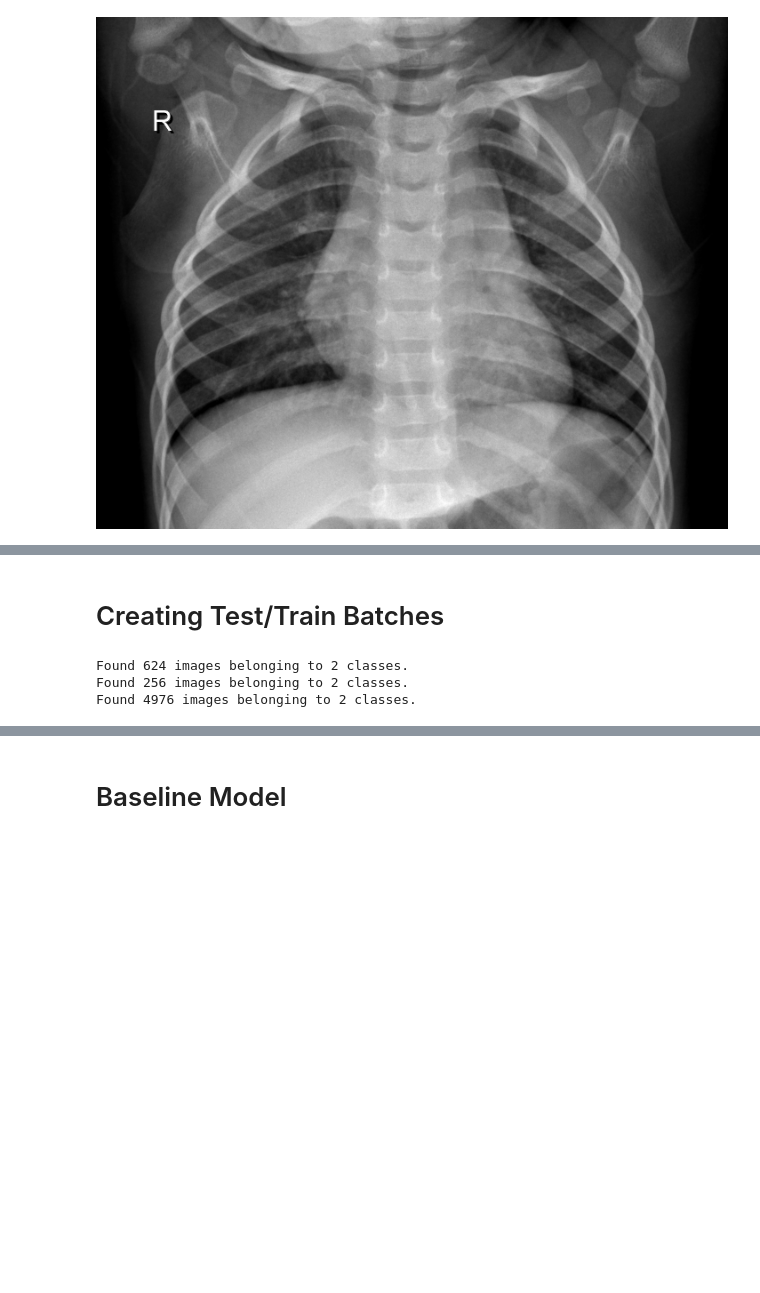
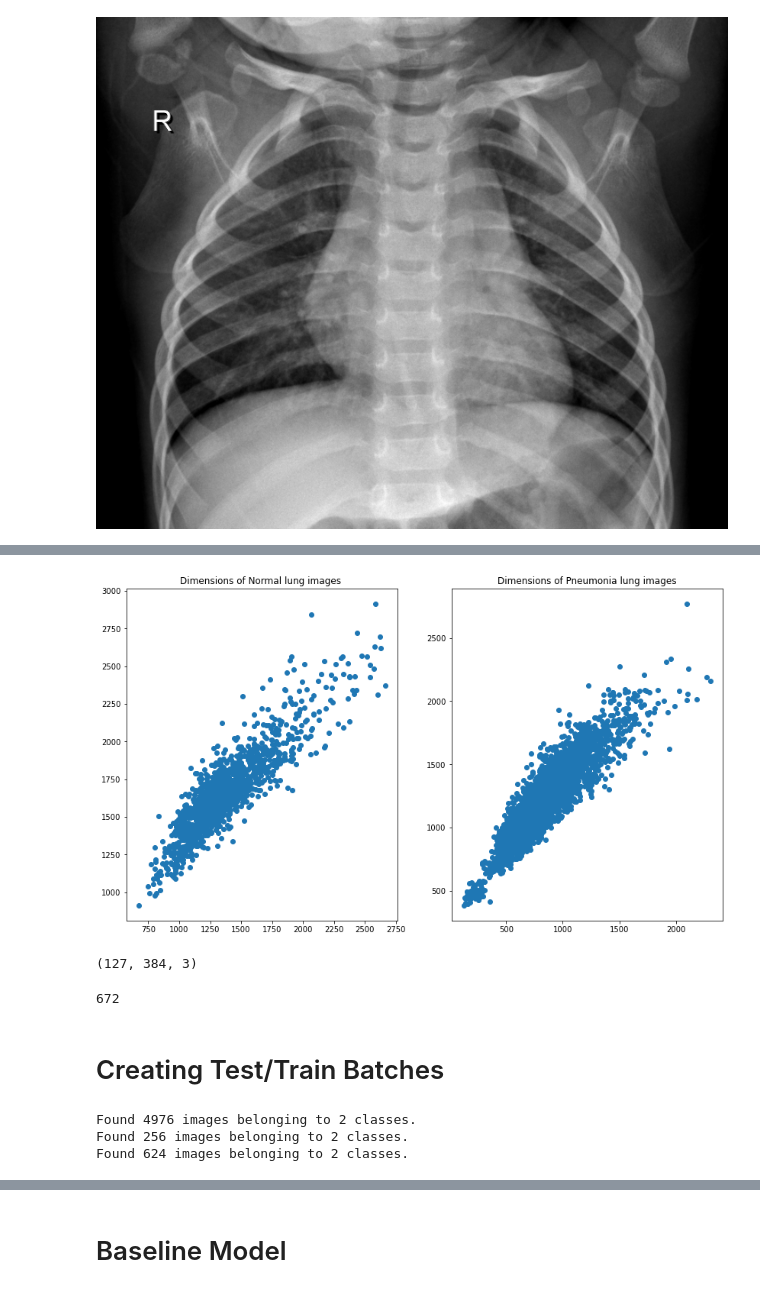
Before and after one commit to snakeeyes021/pneumonia-classification, a Jupyter notebook: hoang_model_tune.ipynb, the cells around one changed output, grey strips where cells are left out. Drawn from its saved outputs; the diff is of its cells as text; code cells hidden in the pictures; blank space fills up the shorter version.

```diff
--- a/hoang_model_tune.ipynb
+++ b/hoang_model_tune.ipynb
@@ -51,24 +87,52 @@ Image.open(train_norm_images[0])
+# %%
+def picture2(filepath):
+    filenames = os.listdir(filepath)
+    filepaths = [os.path.join(filepath, name) for name in filenames]
+    return [mpimg.imread(img) for img in filepaths]
+# %%
+trainmp_norm_images = picture2(train_norm_dir)
+trainmp_pneu_images = picture2(train_pneu_dir)
+# %%
+norm_img_shapes = [img.shape for img in trainmp_norm_images]
+pneu_img_shapes = [img.shape for img in trainmp_pneu_images]
+# %%
+fig, (ax1, ax2) = plt.subplots(1, 2, figsize=(14, 8))
+
+# Sizes of Normal lung images
+ax1.scatter(x=[x[0] for x in norm_img_shapes], y=[x[1] for x in norm_img_shapes])
+ax1.set_title('Dimensions of Normal lung images ')
+
+# Sizes of Pneumonia lung images
+ax2.scatter(x=[x[0] for x in pneu_img_shapes], y=[x[1] for x in pneu_img_shapes])
+ax2.set_title('Dimensions of Pneumonia lung images');
+# %% [output]
+[figure, added]
+# %%
+np.min(pneu_img_shapes)
+# %% [output]
+(127, 384, 3)
+# %%
+np.min(norm_img_shapes)
+# %% [output]
+672
 # %% [markdown]
 # Creating Test/Train Batches
-# %%
-# get all the data in the directory split/test (180 images), and reshape them
-test_generator = ImageDataGenerator(rescale=1./255).flow_from_directory(
-        test_dir,
-        target_size=(64, 64), batch_size = 180)
-
-# get all the data in the directory split/validation (200 images), and reshape them
-val_generator = ImageDataGenerator(rescale=1./255).flow_from_directory(
-        val_dir,
-        target_size=(64, 64), batch_size = 200)
-
-# get all the data in the directory split/train (542 images), and reshape them
-train_generator = ImageDataGenerator(rescale=1./255).flow_from_directory(
-        train_dir,
-        target_size=(64, 64), batch_size=542)
-# %% [output]
-Found 624 images belonging to 2 classes.
-Found 256 images belonging to 2 classes.
-Found 4976 images belonging to 2 classes.
+# %%
+# get all the data in the directory split/train (542 images), and reshape them
+train_generator = ImageDataGenerator(rescale=1./255, shear_range = 0.2, zoom_range = 0.2, width_shift_range=0.2,  height_shift_range=0.2, rotation_range = 10
+                                   ).flow_from_directory(train_dir,target_size=(100, 100), batch_size= 32)
+
+# get all the data in the directory split/validation (200 images), and reshape them
+val_generator = ImageDataGenerator(rescale=1./255, shear_range = 0.2, zoom_range = 0.2, width_shift_range=0.2,  height_shift_range=0.2, rotation_range = 10
+                                   ).flow_from_directory(val_dir,target_size=(100, 100), batch_size = 32)
+
+# get all the data in the directory split/test (180 images), and reshape them
+test_generator = ImageDataGenerator(rescale=1./255, shear_range = 0.2, zoom_range = 0.2, width_shift_range=0.2,  height_shift_range=0.2, rotation_range = 10
+                                    ).flow_from_directory(test_dir,target_size=(100, 100), batch_size = 32)
+# %% [output]
+Found 4976 images belonging to 2 classes.
+Found 256 images belonging to 2 classes.
+Found 624 images belonging to 2 classes.
 # %%
 # create the data sets
 train_images, train_labels = next(train_generator)
```
Also changed, not shown: parts of 63 cells of this notebook, 1 other file.
